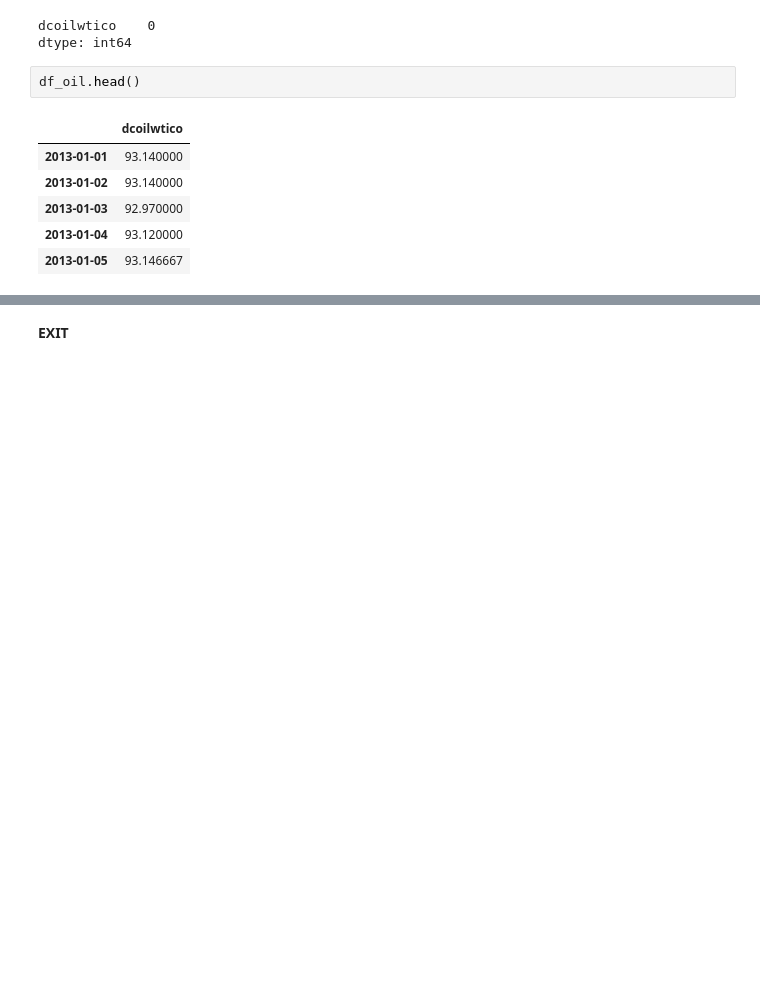
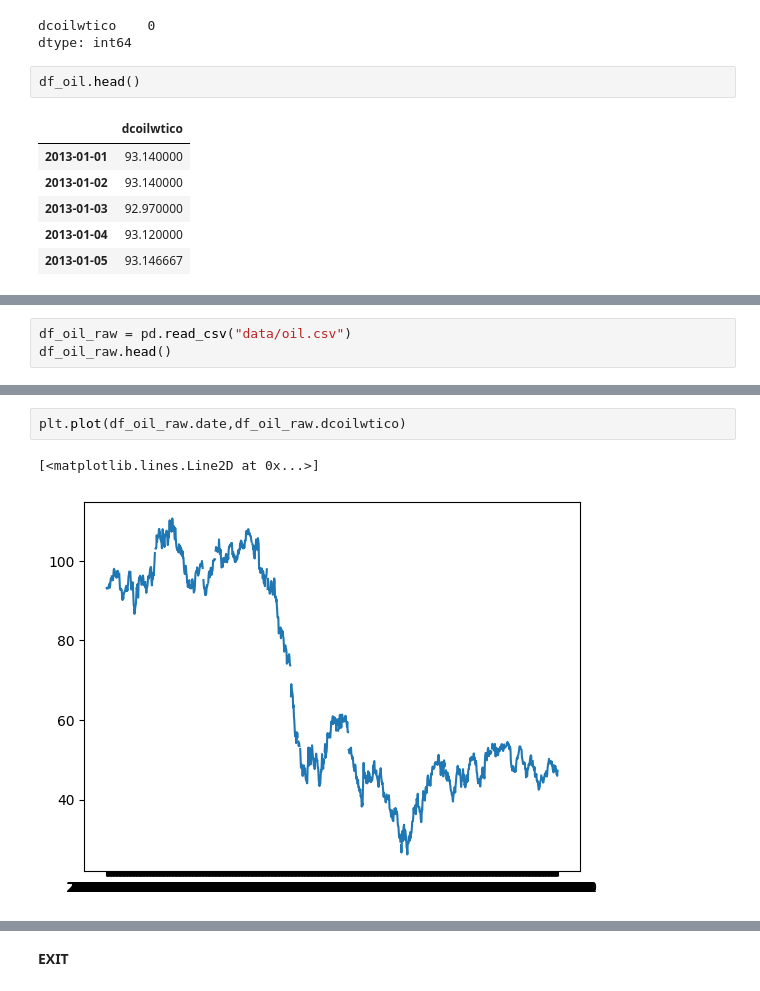
Before and after one commit to Divgithub045/mlProject-salesPredictor, a Jupyter notebook: model.ipynb, the cells around one changed output, grey strips where cells are left out. Saved outputs shown, nothing was run; the diff lists cells and outputs as text; blank space fills up the shorter version.

Commit message:
Data Refined

```diff
--- a/model.ipynb
+++ b/model.ipynb
@@ -114,0 +137,3 @@ df_oil.head()
+# %%
+df_oil_raw = pd.read_csv("data/oil.csv")
+df_oil_raw.head()
@@ -114,0 +147,5 @@ df_oil.head()
+# %%
+plt.plot(df_oil_raw.date,df_oil_raw.dcoilwtico)
+# %% [output]
+[<matplotlib.lines.Line2D at 0x...>]
+[figure, added]
```
Also changed, not shown: parts of 19 cells of this notebook.
